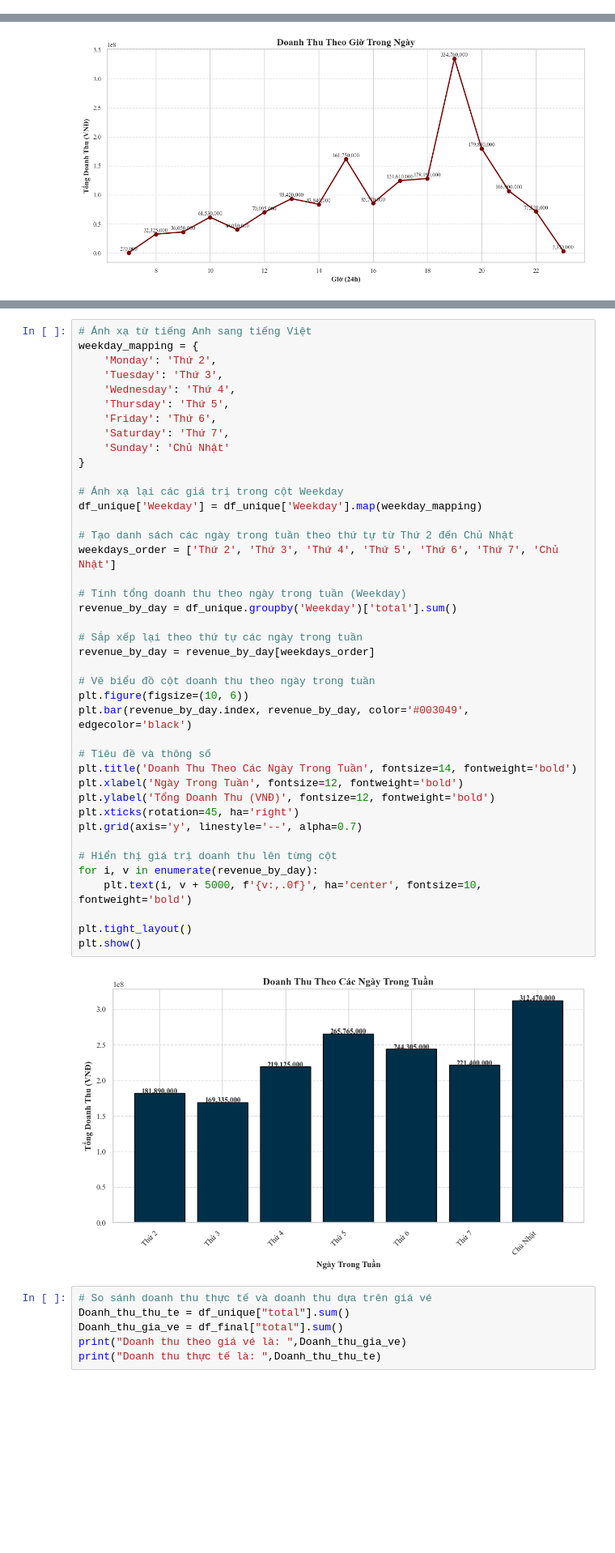
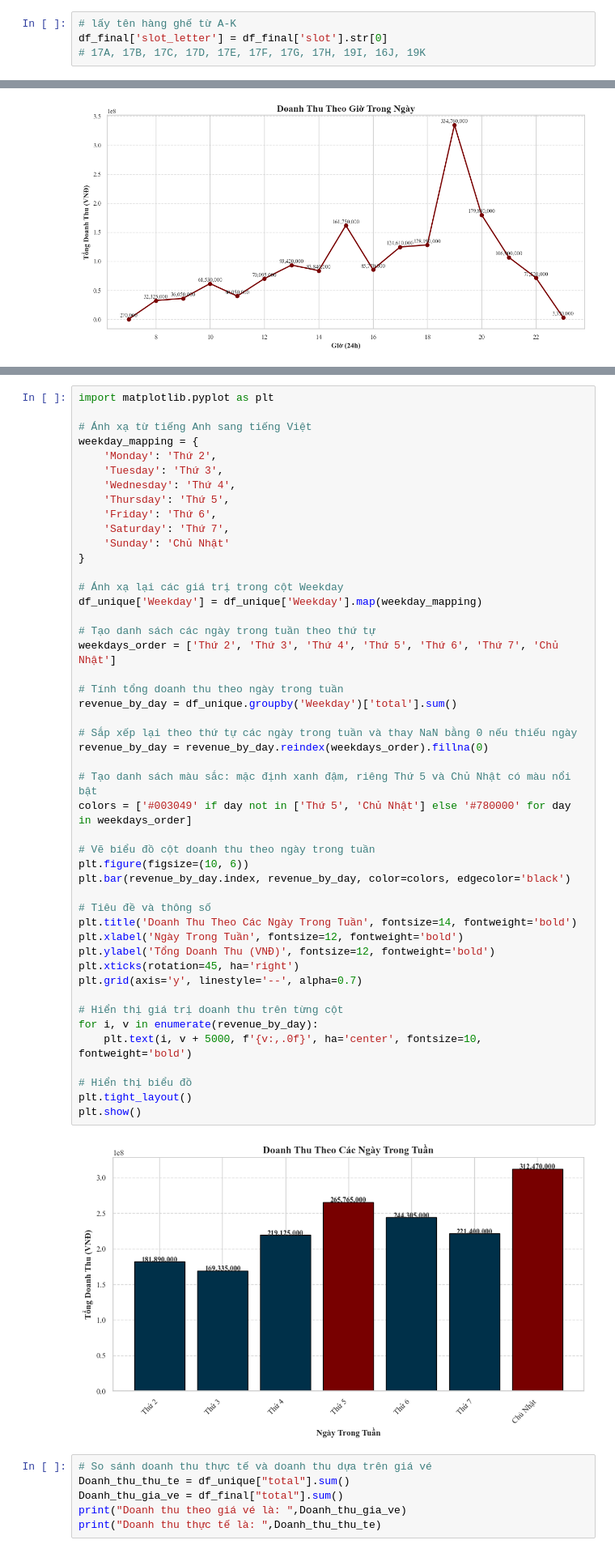
Before and after one commit to Thao1274/Nhom_5_Mid_term_1, a Jupyter notebook: Visualization.ipynb, the cells around one changed output, grey strips where cells are left out. Shown at 81% size. Cells and saved outputs as stored; diff of their text form; blank space fills up the shorter version.

```diff
--- a/Visualization.ipynb
+++ b/Visualization.ipynb
@@ -565,0 +649,4 @@ plt.show()
+# %%
+# lấy tên hàng ghế từ A-K
+df_final['slot_letter'] = df_final['slot'].str[0]
+# 17A, 17B, 17C, 17D, 17E, 17F, 17G, 17H, 19I, 16J, 19K
@@ -696,4 +1118,6 @@ plt.show()
 # %%
+import matplotlib.pyplot as plt
+
 # Ánh xạ từ tiếng Anh sang tiếng Việt
 weekday_mapping = {
     'Monday': 'Thứ 2',
@@ -702,40 +1126,44 @@ weekday_mapping = {
     'Thursday': 'Thứ 5',
     'Friday': 'Thứ 6',
     'Saturday': 'Thứ 7',
     'Sunday': 'Chủ Nhật'
 }
 
 # Ánh xạ lại các giá trị trong cột Weekday
 df_unique['Weekday'] = df_unique['Weekday'].map(weekday_mapping)
 
-# Tạo danh sách các ngày trong tuần theo thứ tự từ Thứ 2 đến Chủ Nhật
+# Tạo danh sách các ngày trong tuần theo thứ tự
 weekdays_order = ['Thứ 2', 'Thứ 3', 'Thứ 4', 'Thứ 5', 'Thứ 6', 'Thứ 7', 'Chủ Nhật']
 
-# Tính tổng doanh thu theo ngày trong tuần (Weekday)
+# Tính tổng doanh thu theo ngày trong tuần
 revenue_by_day = df_unique.groupby('Weekday')['total'].sum()
 
-# Sắp xếp lại theo thứ tự các ngày trong tuần
-revenue_by_day = revenue_by_day[weekdays_order]
+# Sắp xếp lại theo thứ tự các ngày trong tuần và thay NaN bằng 0 nếu thiếu ngày
+revenue_by_day = revenue_by_day.reindex(weekdays_order).fillna(0)
+
+# Tạo danh sách màu sắc: mặc định xanh đậm, riêng Thứ 5 và Chủ Nhật có màu nổi bật
+colors = ['#003049' if day not in ['Thứ 5', 'Chủ Nhật'] else '#780000' for day in weekdays_order]
 
 # Vẽ biểu đồ cột doanh thu theo ngày trong tuần
 plt.figure(figsize=(10, 6))
-plt.bar(revenue_by_day.index, revenue_by_day, color='#003049', edgecolor='black')
+plt.bar(revenue_by_day.index, revenue_by_day, color=colors, edgecolor='black')
 
 # Tiêu đề và thông số
 plt.title('Doanh Thu Theo Các Ngày Trong Tuần', fontsize=14, fontweight='bold')
 plt.xlabel('Ngày Trong Tuần', fontsize=12, fontweight='bold')
 plt.ylabel('Tổng Doanh Thu (VNĐ)', fontsize=12, fontweight='bold')
 plt.xticks(rotation=45, ha='right')
 plt.grid(axis='y', linestyle='--', alpha=0.7)
 
-# Hiển thị giá trị doanh thu lên từng cột
+# Hiển thị giá trị doanh thu trên từng cột
 for i, v in enumerate(revenue_by_day):
     plt.text(i, v + 5000, f'{v:,.0f}', ha='center', fontsize=10, fontweight='bold')
 
+# Hiển thị biểu đồ
 plt.tight_layout()
 plt.show()
 # %% [output]
-[figure, old version]
+[figure, new version]
 # %%
 # So sánh doanh thu thực tế và doanh thu dựa trên giá vé
 Doanh_thu_thu_te = df_unique["total"].sum()
```
Also changed, not shown: parts of 67 cells of this notebook.
